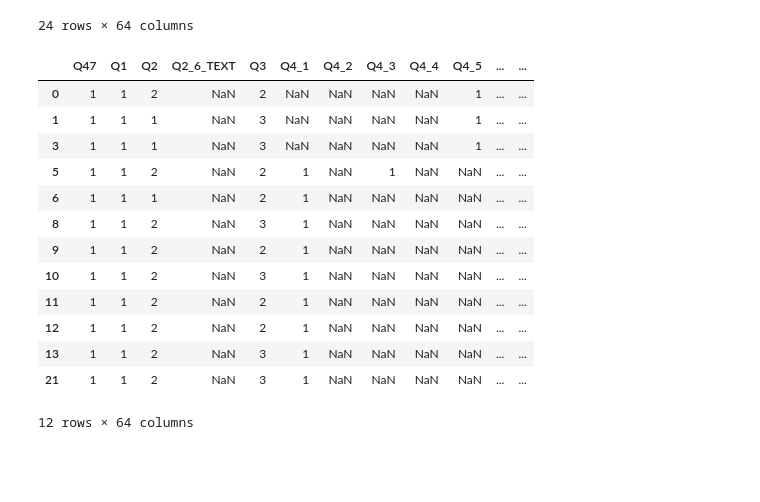
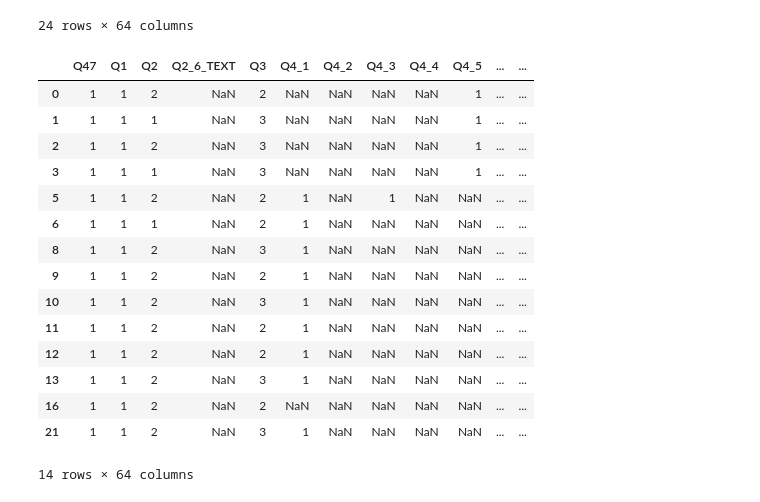
Before and after one commit to lozo6/slp-survey-analytics, a Jupyter notebook: script.ipynb, the cells around one changed output. Drawn from its saved outputs; the diff is of its cells as text; code cells hidden in the pictures; blank space fills up the shorter version.

```diff
--- a/script.ipynb
+++ b/script.ipynb
@@ -171,12 +171,13 @@ ordered_df
 24 rows × 64 columns
 # %%
 # 44 not nan values
-true_df = ordered_df.dropna(thresh=47)
+true_df = ordered_df.dropna(thresh=46)
 true_df
 # %% [output]
 |  | Q47 | Q1 | Q2 | Q2_6_TEXT | Q3 | Q4_1 | Q4_2 | Q4_3 | Q4_4 | Q4_5 | ... | ... |
 | 0 | 1 | 1 | 2 | NaN | 2 | NaN | NaN | NaN | NaN | 1 | ... | ... |
 | 1 | 1 | 1 | 1 | NaN | 3 | NaN | NaN | NaN | NaN | 1 | ... | ... |
+| 2 | 1 | 1 | 2 | NaN | 3 | NaN | NaN | NaN | NaN | 1 | ... | ... |
 | 3 | 1 | 1 | 1 | NaN | 3 | NaN | NaN | NaN | NaN | 1 | ... | ... |
 | 5 | 1 | 1 | 2 | NaN | 2 | 1 | NaN | 1 | NaN | NaN | ... | ... |
 | 6 | 1 | 1 | 1 | NaN | 2 | 1 | NaN | NaN | NaN | NaN | ... | ... |
@@ -186,7 +187,8 @@ true_df
 | 11 | 1 | 1 | 2 | NaN | 2 | 1 | NaN | NaN | NaN | NaN | ... | ... |
 | 12 | 1 | 1 | 2 | NaN | 2 | 1 | NaN | NaN | NaN | NaN | ... | ... |
 | 13 | 1 | 1 | 2 | NaN | 3 | 1 | NaN | NaN | NaN | NaN | ... | ... |
+| 16 | 1 | 1 | 2 | NaN | 2 | NaN | NaN | NaN | NaN | NaN | ... | ... |
 | 21 | 1 | 1 | 2 | NaN | 3 | 1 | NaN | NaN | NaN | NaN | ... | ... |
-12 rows × 64 columns
+14 rows × 64 columns
 # %%
 true_df.to_csv('data/newEnglishSLP1.csv')
```
Also changed, not shown: 2 other files.
